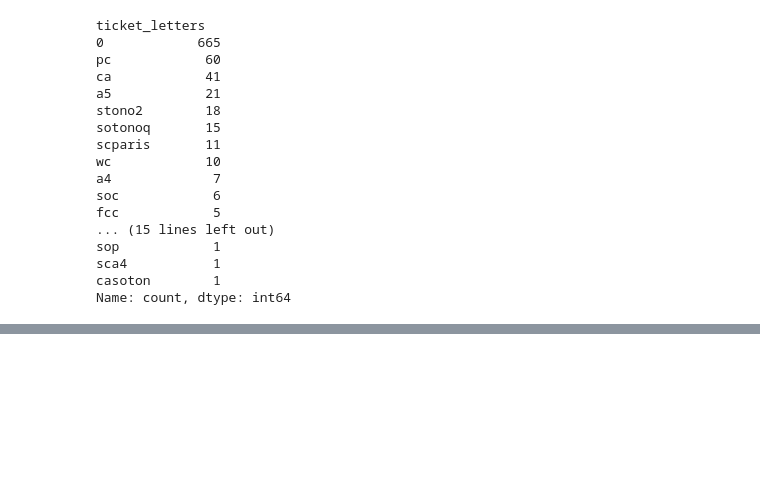
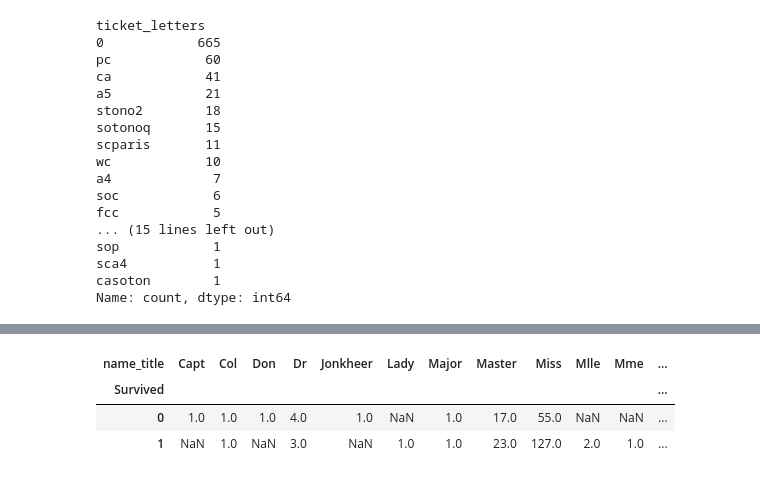
Before and after one commit to lem0000ns/titanic, a Jupyter notebook: main.ipynb, the cells around one changed output, grey strips where cells are left out. Saved outputs shown, nothing was run; the diff lists cells and outputs as text; code cells hidden in the pictures; blank space fills up the shorter version.

```diff
--- a/main.ipynb
+++ b/main.ipynb
@@ -237,7 +215,7 @@ pd.pivot_table(train, index='Survived', columns='cabin_adv', values='Ticket', ag
 # %%
 # understand ticket values better
 # numeric vs non-numeric
-training['ticket_numeric'] = training['Ticket'].apply(lambda x: 1 if x.isdigit() else 0)
-training['ticket_letters'] = training.Ticket.apply(lambda x: ''.join(x.split(' ')[:-1]).replace('.', '').replace('/', '').lower() if len(x.split(' ')[:-1]) > 0 else 0)
+train['ticket_numeric'] = train['Ticket'].apply(lambda x: 1 if x.isdigit() else 0)
+train['ticket_letters'] = train.Ticket.apply(lambda x: ''.join(x.split(' ')[:-1]).replace('.', '').replace('/', '').lower() if len(x.split(' ')[:-1]) > 0 else 0)
 # %%
 pd.set_option("display.max_rows", None)
@@ -262,0 +258,6 @@ Name: count, dtype: int64
+# %%
+# feature engineering on person's title
+train.Name.head(50)
+# mr, mrs, miss, etc.
+train['name_title'] = train['Name'].apply(lambda x: x.split(',')[1].split('.')[0].strip())
+train['name_title'].value_counts()
@@ -262,0 +284,7 @@ Name: count, dtype: int64
+# %%
+pd.pivot_table(train, index='Survived', columns='name_title', values='Ticket', aggfunc='count')
+# %% [output]
+| name_title | Capt | Col | Don | Dr | Jonkheer | Lady | Major | Master | Miss | Mlle | Mme | ... |
+| Survived |  |  |  |  |  |  |  |  |  |  |  | ... |
+| 0 | 1.0 | 1.0 | 1.0 | 4.0 | 1.0 | NaN | 1.0 | 17.0 | 55.0 | NaN | NaN | ... |
+| 1 | NaN | 1.0 | NaN | 3.0 | NaN | 1.0 | 1.0 | 23.0 | 127.0 | 2.0 | 1.0 | ... |
```
Also changed, not shown: parts of 41 cells of this notebook, 2 other files.
